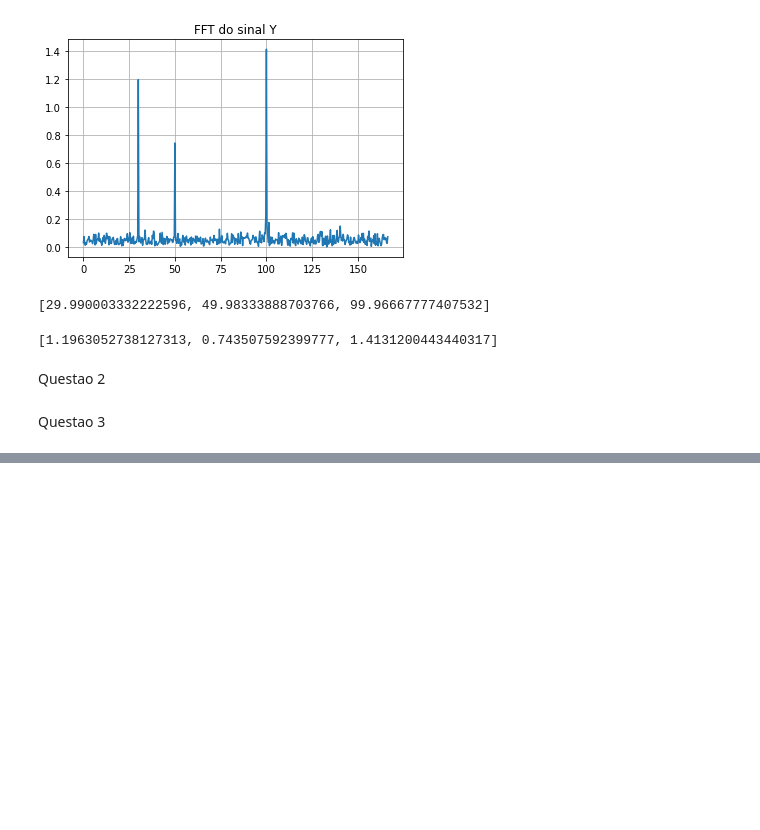
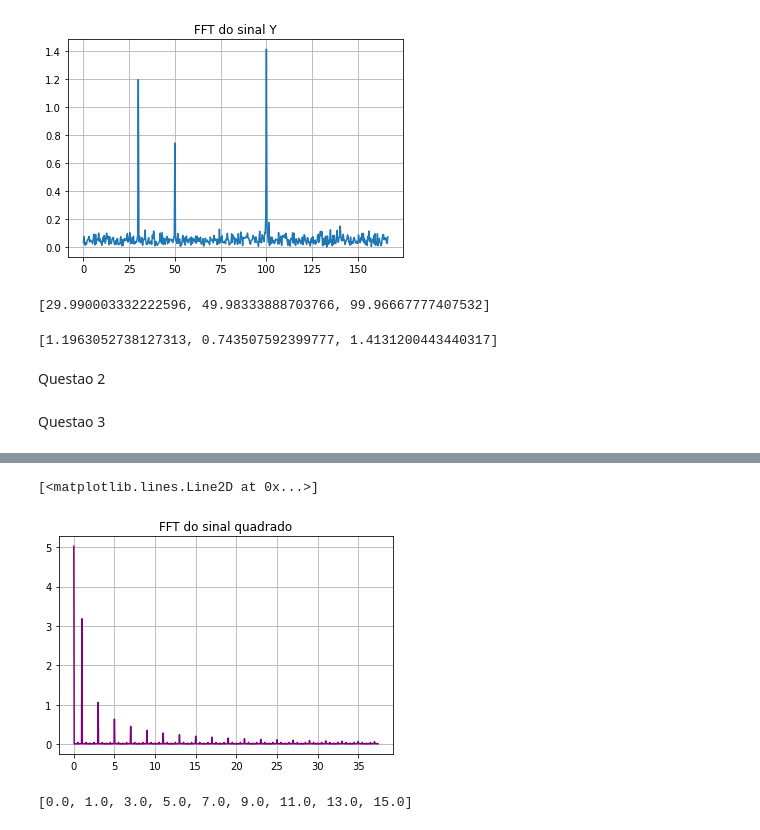
Before and after one commit to JoaoYukio/PCO119, a Jupyter notebook: Atividade 4/Exercicios.ipynb, the cells around one changed output, grey strips where cells are left out. Saved outputs shown, nothing was run; the diff lists cells and outputs as text; code cells hidden in the pictures; blank space fills up the shorter version.

```diff
--- a/Atividade 4/Exercicios.ipynb
+++ b/Atividade 4/Exercicios.ipynb
@@ -179,0 +185,7 @@ plt.plot(xf3, 2*np.abs(yf3))
+# %%
+plt.title("FFT do sinal quadrado")
+plt.grid()
+plt.plot(xf3[0:750], 2*np.abs(yf3[0:750]), color = 'purple')
+# %% [output]
+[<matplotlib.lines.Line2D at 0x...>]
+[figure, added]
@@ -179,0 +199,4 @@ plt.plot(xf3, 2*np.abs(yf3))
+# %%
+freqs3
+# %% [output]
+[0.0, 1.0, 3.0, 5.0, 7.0, 9.0, 11.0, 13.0, 15.0]
```
Also changed, not shown: parts of 5 cells of this notebook.
